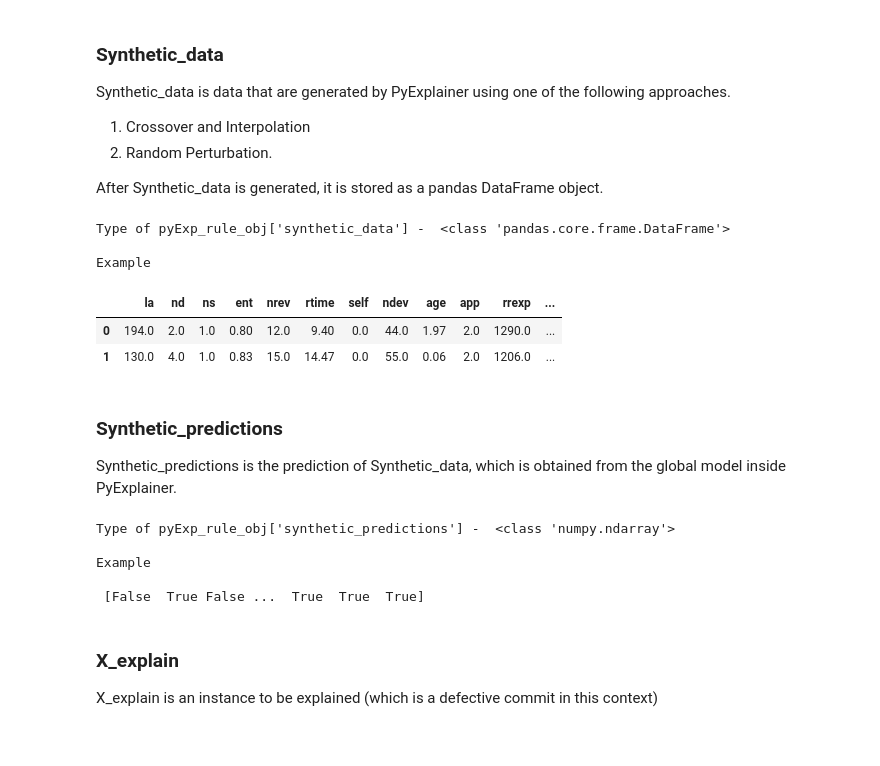
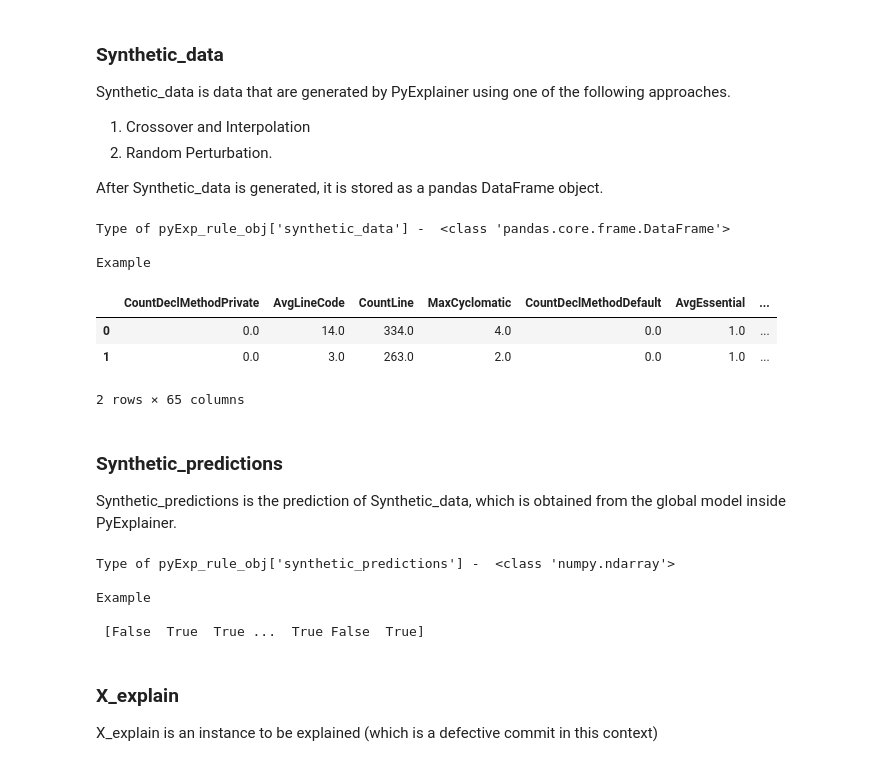
Before and after one commit to awsm-research/PyExplainer, a Jupyter notebook: TUTORIAL.ipynb, the cells around one changed output. Drawn from its saved outputs; the diff is of its cells as text; code cells hidden in the pictures.

```diff
--- a/TUTORIAL.ipynb
+++ b/TUTORIAL.ipynb
@@ -271,30 +271,31 @@ Synthetic_data is data that are generated by PyExplainer using one of the follow
 
 After Synthetic_data is generated, it is stored as a pandas DataFrame object.
 # %%
-print("Type of pyExp_rule_obj['synthetic_data'] - ", type(created_rule_obj['synthetic_data']), "\n")
+print("Type of pyExp_rule_obj['synthetic_data'] - ", type(rules['synthetic_data']), "\n")
 
 print('Example')
-display(created_rule_obj['synthetic_data'].head(2))
+display(rules['synthetic_data'].head(2))
 # %% [output]
 Type of pyExp_rule_obj['synthetic_data'] -  <class 'pandas.core.frame.DataFrame'>
 
 Example
-|  | la | nd | ns | ent | nrev | rtime | self | ndev | age | app | rrexp | ... |
-| 0 | 194.0 | 2.0 | 1.0 | 0.80 | 12.0 | 9.40 | 0.0 | 44.0 | 1.97 | 2.0 | 1290.0 | ... |
-| 1 | 130.0 | 4.0 | 1.0 | 0.83 | 15.0 | 14.47 | 0.0 | 55.0 | 0.06 | 2.0 | 1206.0 | ... |
+|  | CountDeclMethodPrivate | AvgLineCode | CountLine | MaxCyclomatic | CountDeclMethodDefault | AvgEssential | ... |
+| 0 | 0.0 | 14.0 | 334.0 | 4.0 | 0.0 | 1.0 | ... |
+| 1 | 0.0 | 3.0 | 263.0 | 2.0 | 0.0 | 1.0 | ... |
+2 rows × 65 columns
 # %% [markdown]
 ### Synthetic_predictions
 
 Synthetic_predictions is the prediction of Synthetic_data, which is obtained from the global model inside PyExplainer.
 # %%
-print("Type of pyExp_rule_obj['synthetic_predictions'] - ", type(created_rule_obj['synthetic_predictions']), "\n")
-print("Example", "\n\n", created_rule_obj['synthetic_predictions'])
+print("Type of pyExp_rule_obj['synthetic_predictions'] - ", type(rules['synthetic_predictions']), "\n")
+print("Example", "\n\n", rules['synthetic_predictions'])
 # %% [output]
 Type of pyExp_rule_obj['synthetic_predictions'] -  <class 'numpy.ndarray'>
 
 Example
 
- [False  True False ...  True  True  True]
+ [False  True  True ...  True False  True]
 # %% [markdown]
 ### X_explain
 
```
Also changed, not shown: parts of 12 cells of this notebook.
